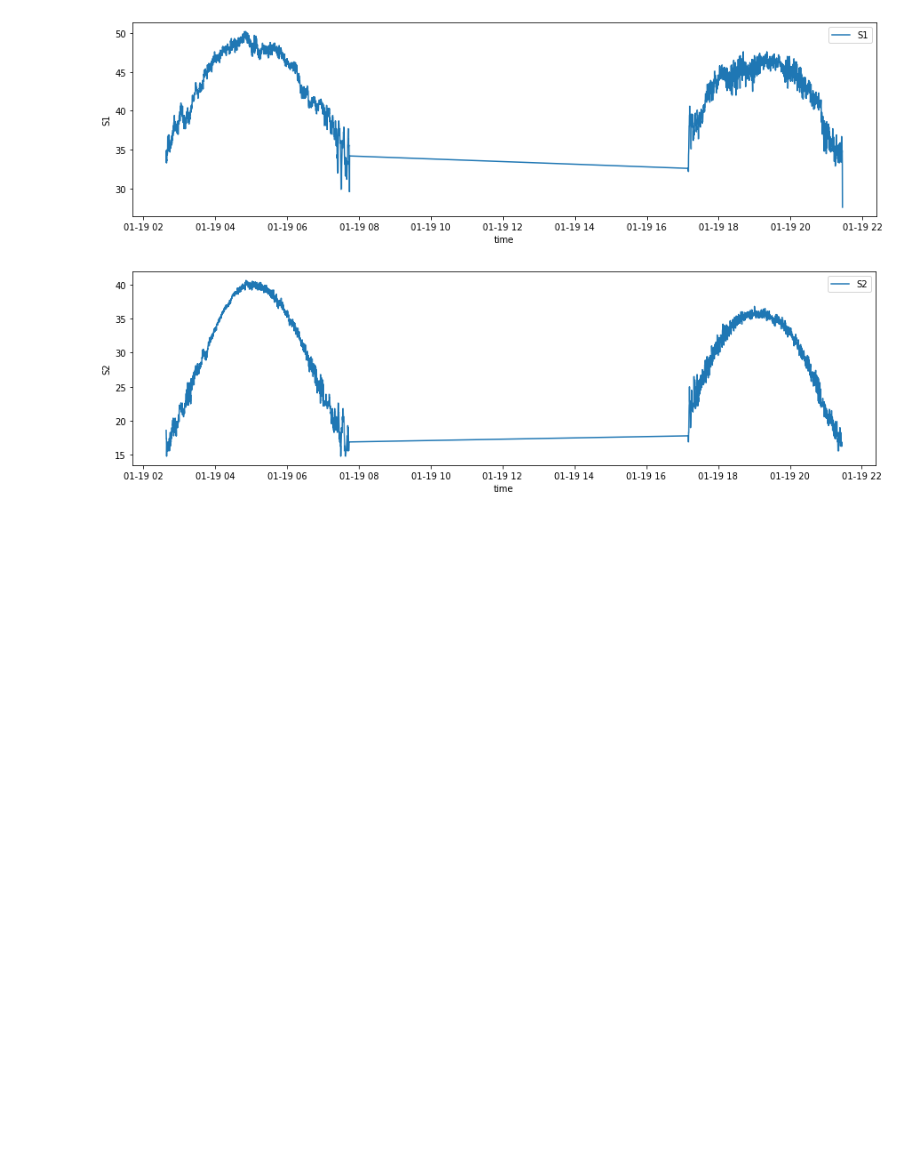
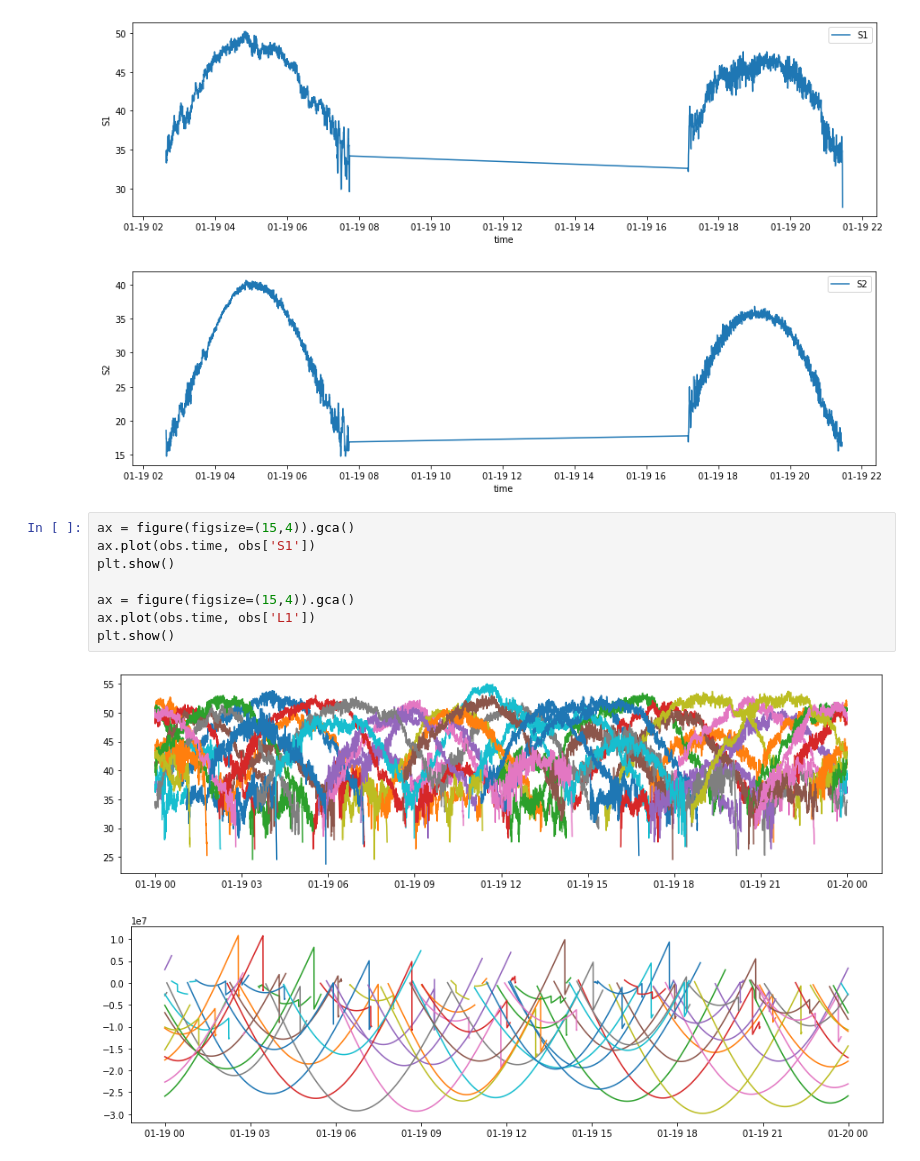
Before and after one commit to Rogerio-mack/craam, a Jupyter notebook: GPS_data_reader.ipynb, the cells around one changed output. Cells and saved outputs as stored; diff of their text form; blank space fills up the shorter version.

```diff
--- a/GPS_data_reader.ipynb
+++ b/GPS_data_reader.ipynb
@@ -218,3 +218,14 @@ for c in df:
 [figure]
 [figure]
 [figure]
+# %%
+ax = figure(figsize=(15,4)).gca()
+ax.plot(obs.time, obs['S1'])
+plt.show()
+
+ax = figure(figsize=(15,4)).gca()
+ax.plot(obs.time, obs['L1'])
+plt.show()
+# %% [output]
+[figure, added]
+[figure, added]
```
Also changed, not shown: parts of 4 cells of this notebook.
